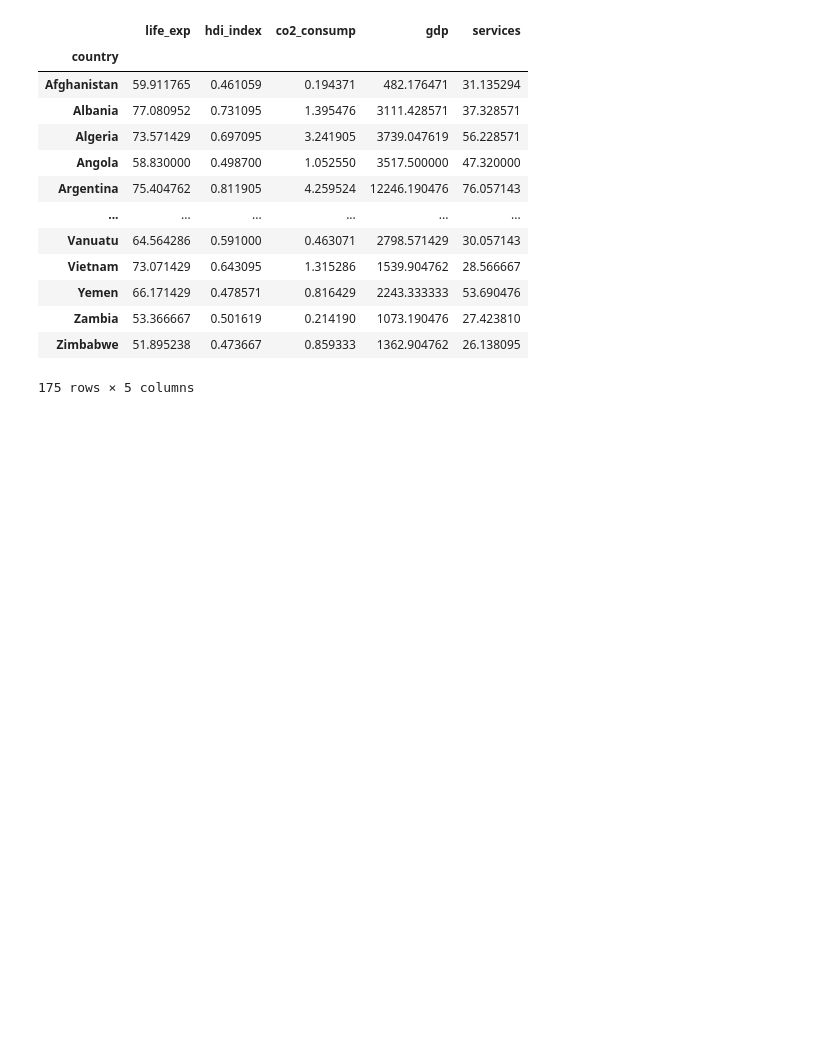
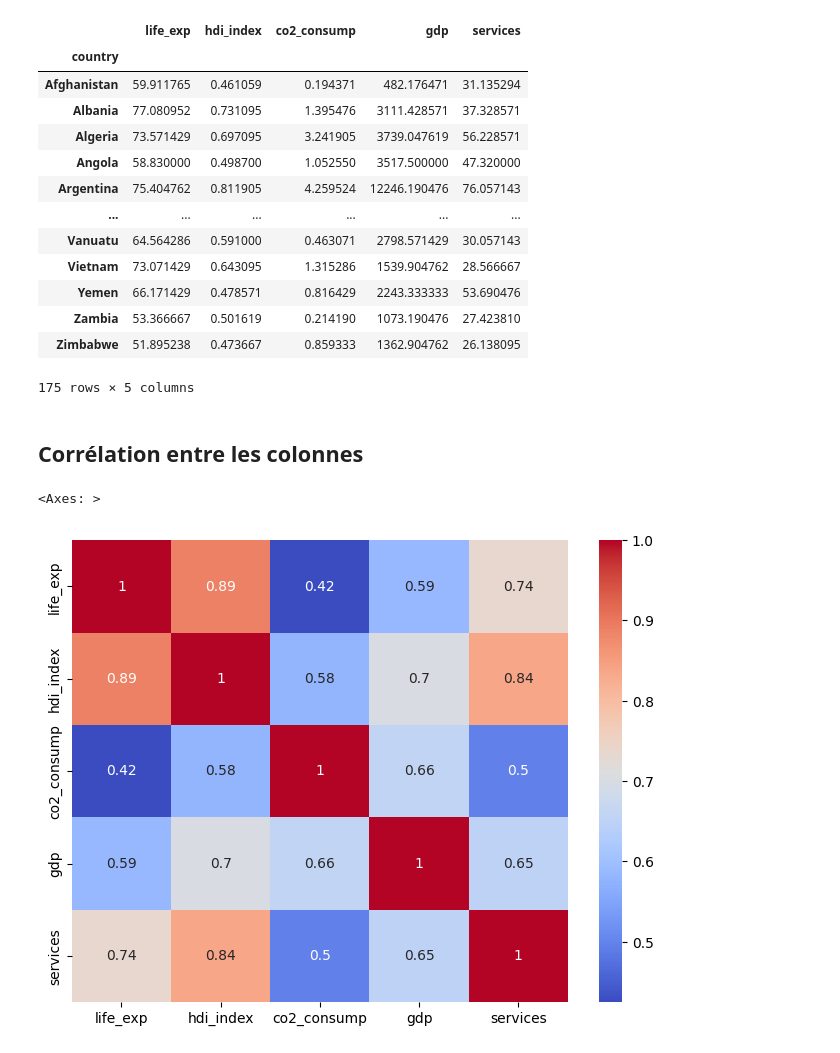
Before and after one commit to Runhilia/DataMining, a Jupyter notebook: gapminder.ipynb, the cells around one changed output. Cells and saved outputs as stored; diff of their text form; code cells hidden in the pictures; blank space fills up the shorter version.

```diff
--- a/gapminder.ipynb
+++ b/gapminder.ipynb
@@ -113,3 +146,14 @@ df_mean
 | Zambia | 53.366667 | 0.501619 | 0.214190 | 1073.190476 | 27.423810 |
 | Zimbabwe | 51.895238 | 0.473667 | 0.859333 | 1362.904762 | 26.138095 |
 175 rows × 5 columns
+# %% [markdown]
+## Corrélation entre les colonnes
+# %%
+# On regarde les colonnes corrélées et on affiche dans une heatmap
+df_num = df.select_dtypes(include = ['float64'])
+correlation = df_num.corr()
+plt.figure(figsize = (8,6))
+sns.heatmap(correlation, annot = True, cmap = 'coolwarm')
+# %% [output]
+<Axes: >
+[figure, added]
```
Also changed, not shown: parts of 26 cells of this notebook, 1 other file.
